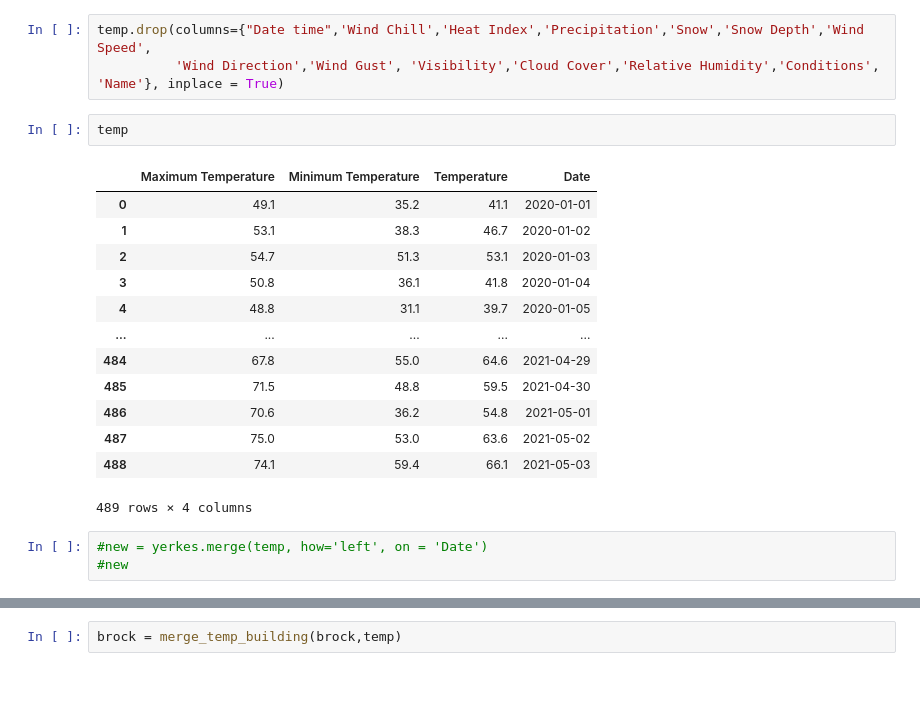
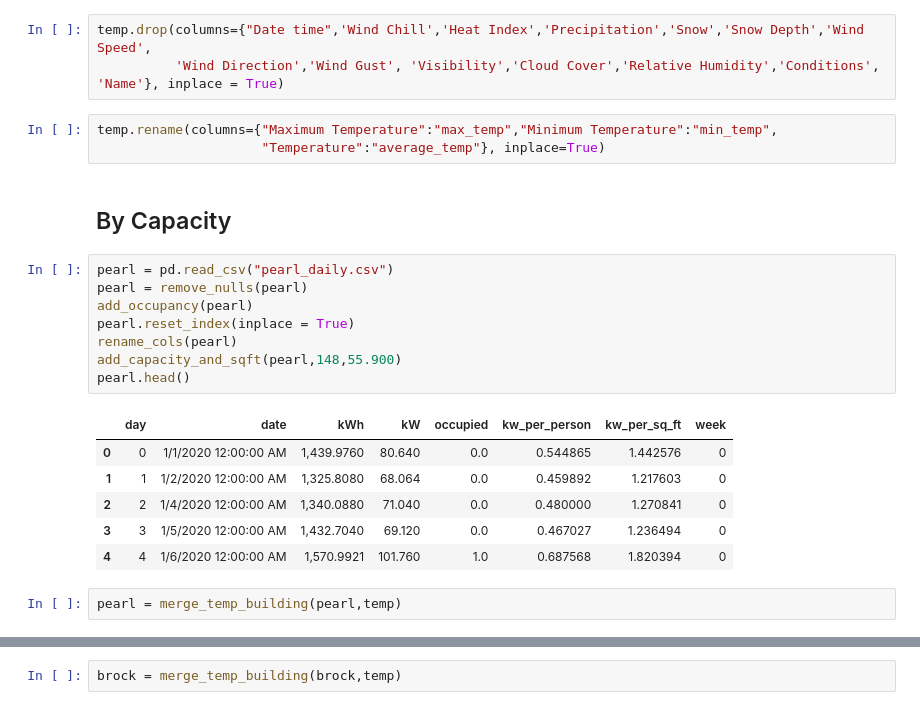
Before and after one commit to jacksonkennedynorris/green_centre, a Jupyter notebook: GreenProject.ipynb, the cells around one changed output, grey strips where cells are left out. Drawn from its saved outputs; the diff is of its cells as text; blank space fills up the shorter version.

```diff
--- a/GreenProject.ipynb
+++ b/GreenProject.ipynb
@@ -214,22 +47,25 @@ temp['Date'] = pd.to_datetime(temp['Date time'])
 # %%
 temp.drop(columns={"Date time",'Wind Chill','Heat Index','Precipitation','Snow','Snow Depth','Wind Speed',
           'Wind Direction','Wind Gust', 'Visibility','Cloud Cover','Relative Humidity','Conditions', 'Name'}, inplace = True)
-# %%
-temp
-# %% [output]
-|  | Maximum Temperature | Minimum Temperature | Temperature | Date |
-| 0 | 49.1 | 35.2 | 41.1 | 2020-01-01 |
-| 1 | 53.1 | 38.3 | 46.7 | 2020-01-02 |
-| 2 | 54.7 | 51.3 | 53.1 | 2020-01-03 |
-| 3 | 50.8 | 36.1 | 41.8 | 2020-01-04 |
-| 4 | 48.8 | 31.1 | 39.7 | 2020-01-05 |
-| ... | ... | ... | ... | ... |
-| 484 | 67.8 | 55.0 | 64.6 | 2021-04-29 |
-| 485 | 71.5 | 48.8 | 59.5 | 2021-04-30 |
-| 486 | 70.6 | 36.2 | 54.8 | 2021-05-01 |
-| 487 | 75.0 | 53.0 | 63.6 | 2021-05-02 |
-| 488 | 74.1 | 59.4 | 66.1 | 2021-05-03 |
-489 rows × 4 columns
-# %%
-#new = yerkes.merge(temp, how='left', on = 'Date')
-#new
+# %%
+temp.rename(columns={"Maximum Temperature":"max_temp","Minimum Temperature":"min_temp",
+                     "Temperature":"average_temp"}, inplace=True)
+# %% [markdown]
+## By Capacity
+# %%
+pearl = pd.read_csv("pearl_daily.csv")
+pearl = remove_nulls(pearl)
+add_occupancy(pearl)
+pearl.reset_index(inplace = True)
+rename_cols(pearl)
+add_capacity_and_sqft(pearl,148,55.900)
+pearl.head()
+# %% [output]
+|  | day | date | kWh | kW | occupied | kw_per_person | kw_per_sq_ft | week |
+| 0 | 0 | 1/1/2020 12:00:00 AM | 1,439.9760 | 80.640 | 0.0 | 0.544865 | 1.442576 | 0 |
+| 1 | 1 | 1/2/2020 12:00:00 AM | 1,325.8080 | 68.064 | 0.0 | 0.459892 | 1.217603 | 0 |
+| 2 | 2 | 1/4/2020 12:00:00 AM | 1,340.0880 | 71.040 | 0.0 | 0.480000 | 1.270841 | 0 |
+| 3 | 3 | 1/5/2020 12:00:00 AM | 1,432.7040 | 69.120 | 0.0 | 0.467027 | 1.236494 | 0 |
+| 4 | 4 | 1/6/2020 12:00:00 AM | 1,570.9921 | 101.760 | 1.0 | 0.687568 | 1.820394 | 0 |
+# %%
+pearl = merge_temp_building(pearl,temp)
```
Also changed, not shown: parts of 35 cells of this notebook.
